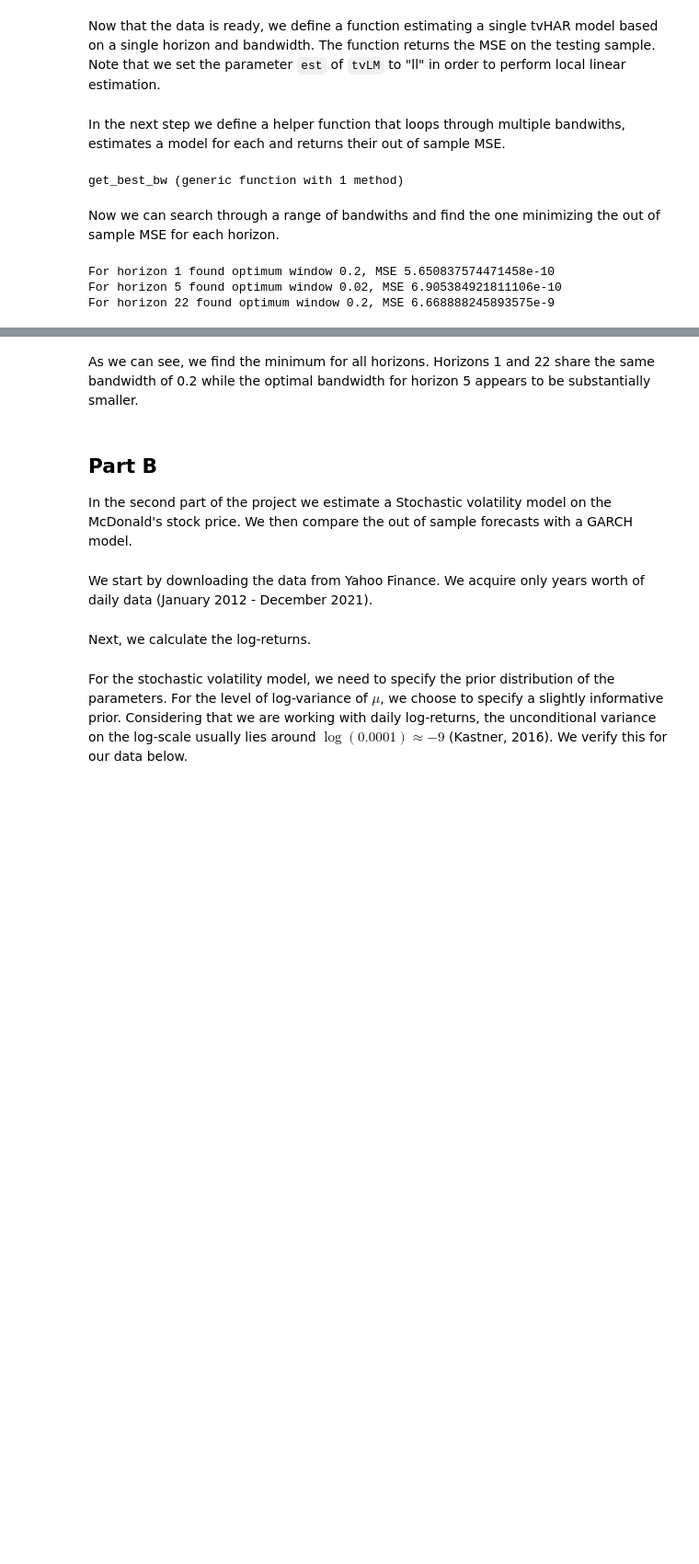
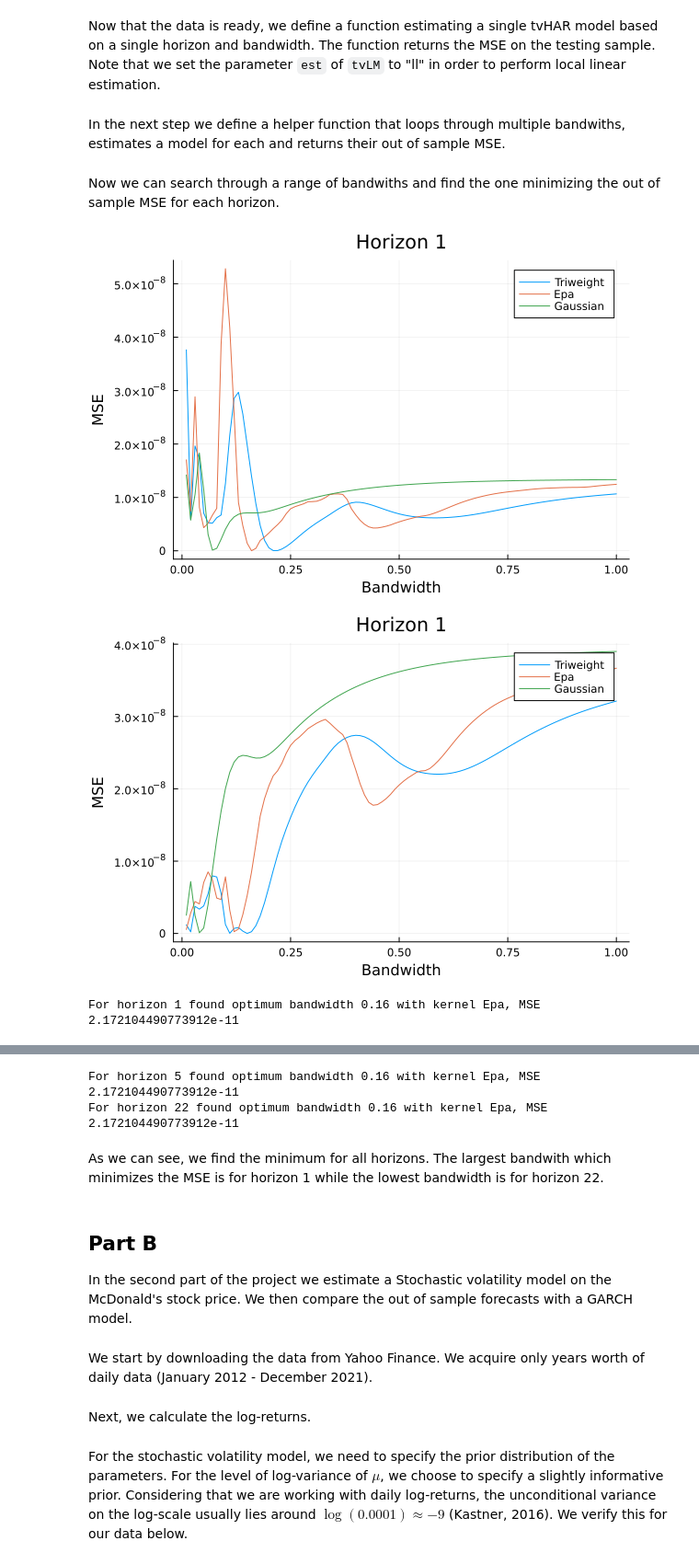
Before and after one commit to Matyas-Mattanelli/Financial-Econometrics-II, a Jupyter notebook: Project2.ipynb, the cells around one changed output, grey strips where cells are left out. Shown at 92% size. Cells and saved outputs as stored; diff of their text form; code cells hidden in the pictures; blank space fills up the shorter version.

```diff
--- a/Project2.ipynb
+++ b/Project2.ipynb
@@ -94,7 +111,7 @@ target = Float64.(target);
 Now that the data is ready, we define a function estimating a single tvHAR model based on a single horizon and bandwidth. The function returns the MSE on the testing sample. Note that we set the parameter ``est`` of ``tvLM`` to "ll" in order to perform local linear estimation.
 # %%
 #Function for tvHAR estimation
-function get_tvLM_MSE(horizon, bandwith; predictors = predictors, target = target, kernel = "Triweight")
+function get_tvLM_MSE(bandwith; horizon = 1, predictors = predictors, target = target_1, kernel = "Triweight")
     #Separate the testing and training sample
     predictors_train = predictors[1:end-horizon, :]
     predictors_test = predictors[end-horizon+1:end, :]
@@ -114,36 +131,54 @@ end;
 In the next step we define a helper function that loops through multiple bandwiths, estimates a model for each and returns their out of sample MSE.
 # %%
 #Function for finding the optimal bandwidth for a specific horizon
-function get_best_bw(min_bw, max_bw, step, horizon; predictors = predictors, target = target, kernel = "Triweight", verbose = false, plot_mses = true)
+function get_best_bw(min_bw, max_bw, step; horizon = 1, predictors = predictors, target = target_1, kernel = "all", verbose = false, plot_mses = true)
     bws = collect(range(min_bw, max_bw, step = step)) #Specify the range of bandwidths
-    MSEs = zeros(length(bws)) #Empty array for the MSEs for each window
+    if kernel == "all" #In case we want to loop through all kernels
+        MSEs = zeros((length(bws), 3)) #One column for each kernel
+        kernels = ["Triweight", "Epa", "Gaussian"] #Define the list of kernels
+    else
+        MSEs = zeros(length(bws)) #Empty array for the MSEs for each window
+    end
     for idx in 1:length(bws) #Loop through the bandwidths
         if verbose #Print info if required
             println("window $window_size out of $max_wind for horizon $horizon")
         end
-        MSEs[idx] = get_tvLM_MSE(horizon, bws[idx], predictors = predictors, target = target, kernel = kernel) #Get MSE for given iteration
+        if kernel == "all"
+            for kern in 1:3 #Loop through the kernels
+                MSEs[idx, kern] = get_tvLM_MSE(bws[idx]; horizon = horizon, predictors = predictors, target = target, kernel = kernels[kern]) #Get MSE for given iteration
+            end
+        else
+            MSEs[idx] = get_tvLM_MSE(bws[idx]; horizon = horizon, predictors = predictors, target = target, kernel = kernel) #Get MSE for given iteration
+        end
     end
     if plot_mses #Plot the bandwidths agains the MSEs if required
-        display(Plots.plot(bws, MSEs, legend = false, xlab = "Bandwidth", ylab = "MSE", title = "Horizon $horizon"))
+        if kernel == "all"
+            Plots.plot(bws, MSEs[:, 1], label = kernels[1], xlab = "Bandwidth", ylab = "MSE", title = "Horizon $horizon")
+            Plots.plot!(bws, MSEs[:, 2], label = kernels[2])
+            display(Plots.plot!(bws, MSEs[:, 3], label = kernels[3]))
+        else
+            display(Plots.plot(bws, MSEs, legend = false, xlab = "Bandwidth", ylab = "MSE", title = "Horizon $horizon"))
+        end
     end
-    return bws[argmin(MSEs)], minimum(MSEs) #Return the best bandwidth along with its MSE
+    if kernel == "all"
+        output = [bws[i] for i in mapslices(argmin, MSEs; dims = 1)[1, :]], mapslices(minimum, MSEs; dims = 1)[1, :] #Get the minimum for each kernel
+        println("For horizon $horizon found optimum bandwidth $(output[1][argmin(output[2])]) with kernel $(kernels[argmin(output[2])]), MSE $(minimum(output[2]))")
+        return output
+    else
+        return bws[argmin(MSEs)], minimum(MSEs) #Return the best bandwidth along with its MSE
+    end
 end;
-# %% [output]
-get_best_bw (generic function with 1 method)
 # %% [markdown]
 Now we can search through a range of bandwiths and find the one minimizing the out of sample MSE for each horizon.
-# %%
-#runtime 5:50
-#Horizon 1
-optimum_hor_1 = get_best_bw(0.1, 2, 0.1, 1)
-println("For horizon 1 found optimum window $(optimum_hor_1[1]), MSE $(optimum_hor_1[2])")
-#Horizon 5
-optimum_hor_5 = get_best_bw(0.01, 2, 0.01, 5)
-println("For horizon 5 found optimum window $(optimum_hor_5[1]), MSE $(optimum_hor_5[2])")
-#Horizon 22
-optimum_hor_22 =  get_best_bw(0.1, 5, 0.1, 22)
-println("For horizon 22 found optimum window $(optimum_hor_22[1]), MSE $(optimum_hor_22[2])")
-# %% [output]
-For horizon 1 found optimum window 0.2, MSE 5.650837574471458e-10
-For horizon 5 found optimum window 0.02, MSE 6.905384921811106e-10
-For horizon 22 found optimum window 0.2, MSE 6.668888245893575e-9
+# %%
+#runtime 16:23
+#Horizon 1
+optimum_hor_1 = get_best_bw(0.01, 1, 0.01)
+#Horizon 5
+optimum_hor_5 = get_best_bw(0.01, 1, 0.01; predictors = predictors[begin:(end - 4), :], target = target_5)
+#Horizon 22
+optimum_hor_22 =  get_best_bw(0.01, 1, 0.01; predictors = predictors[begin:(end - 21), :], target = target_22)
+# %% [output]
+[figure, added]
+[figure, added]
+For horizon 1 found optimum bandwidth 0.16 with kernel Epa, MSE 2.172104490773912e-11
@@ -150,5 +186,7 @@ For horizon 22 found optimum window 0.2, MSE 6.668888245893575e-9
+For horizon 5 found optimum bandwidth 0.16 with kernel Epa, MSE 2.172104490773912e-11
+For horizon 22 found optimum bandwidth 0.16 with kernel Epa, MSE 2.172104490773912e-11
 # %% [markdown]
-As we can see, we find the minimum for all horizons. Horizons 1 and 22 share the same bandwidth of 0.2 while the optimal bandwidth for horizon 5 appears to be substantially smaller.
+As we can see, we find the minimum for all horizons. The largest bandwith which minimizes the MSE is for horizon 1 while the lowest bandwidth is for horizon 22.
 # %% [markdown]
 ## Part B
 In the second part of the project we estimate a Stochastic volatility model on the McDonald's stock price. We then compare the out of sample forecasts with a GARCH model.
```
Also changed, not shown: parts of 13 cells of this notebook, 2 other files.
